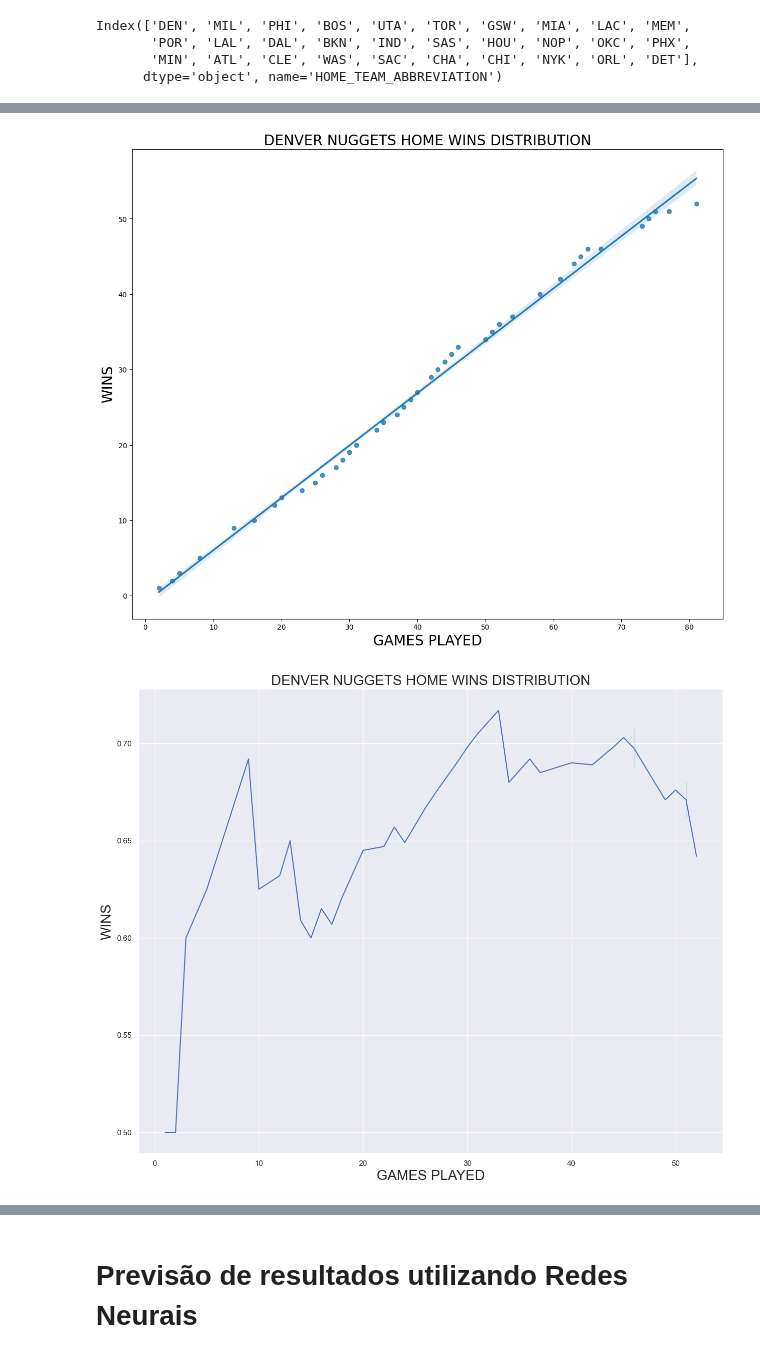
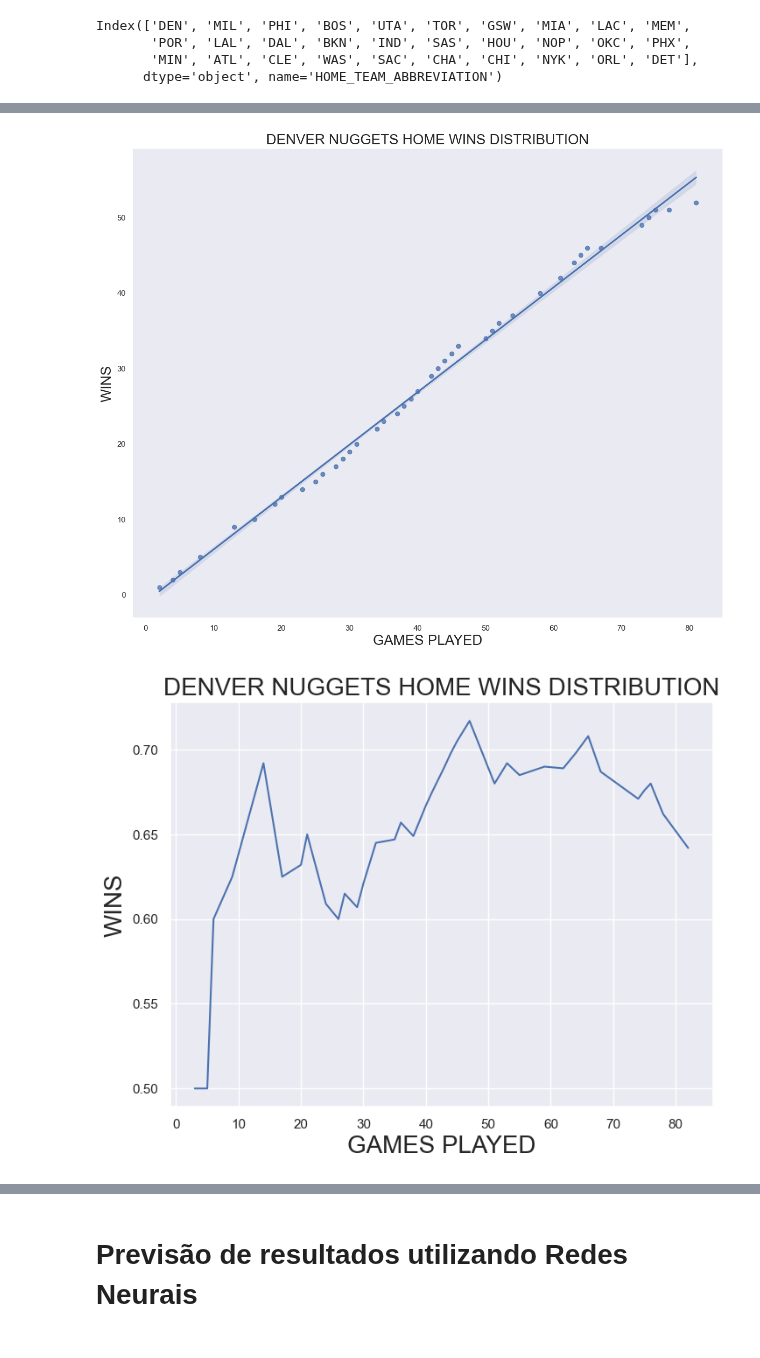
Before and after one commit to ArthurPatricio/Final_Project_Basketball_Game_Prediction, a Jupyter notebook: RN.ipynb, the cells around one changed output, grey strips where cells are left out. Saved outputs shown, nothing was run; the diff lists cells and outputs as text; code cells hidden in the pictures.

```diff
--- a/RN.ipynb
+++ b/RN.ipynb
@@ -9,6 +9,8 @@ import missingno as msno
 from pandas_profiling import ProfileReport
 import matplotlib.pyplot as plt
 import seaborn as sns
+sns.set_theme(style="dark")
+import plotly.express as px
 
 from sklearn.model_selection import train_test_split
 from sklearn.feature_selection import VarianceThreshold
@@ -268,4 +270,4 @@ fig4.set_ylabel('WINS', fontsize=20)
 plt.title('DENVER NUGGETS HOME WINS DISTRIBUTION', fontsize = 20)
 plt.show()
 # %% [output]
-[figure, old version]
+[figure, new version]
@@ -272,21 +282,21 @@ plt.show()
 # %%
 x = nba_data[(nba_data['HOME_TEAM_ABBREVIATION'] == 'DEN') & (nba_data['HOME_SEASON'] == '2022-23')]['W_PCT_x']
-y = nba_data[(nba_data['HOME_TEAM_ABBREVIATION'] == 'DEN') & (nba_data['HOME_SEASON'] == '2022-23')]['W_x']
+y = nba_data[(nba_data['HOME_TEAM_ABBREVIATION'] == 'DEN') & (nba_data['HOME_SEASON'] == '2022-23')]['HOME_GAME_N']
 x.reset_index(drop=True, inplace=True)
 y.reset_index(drop=True, inplace=True)
 
-plt.figure(figsize=(15,12))
+plt.figure(figsize=(8,6))
 sns.set_theme(style="darkgrid")
 fig4 = sns.lineplot(
                     x=y,
                     y=x,
                     )
 fig4.set_xlabel('GAMES PLAYED', fontsize=20)
 fig4.set_ylabel('WINS', fontsize=20)
 plt.title('DENVER NUGGETS HOME WINS DISTRIBUTION', fontsize = 20)
 plt.show()
 # %% [output]
-[figure, old version]
+[figure, new version]
 # %%
 det_home_data = nba_data[nba_data['HOME_TEAM_ABBREVIATION'] == 'DET']
 det_home_data.head()
```
Also changed, not shown: parts of 8 cells of this notebook.
